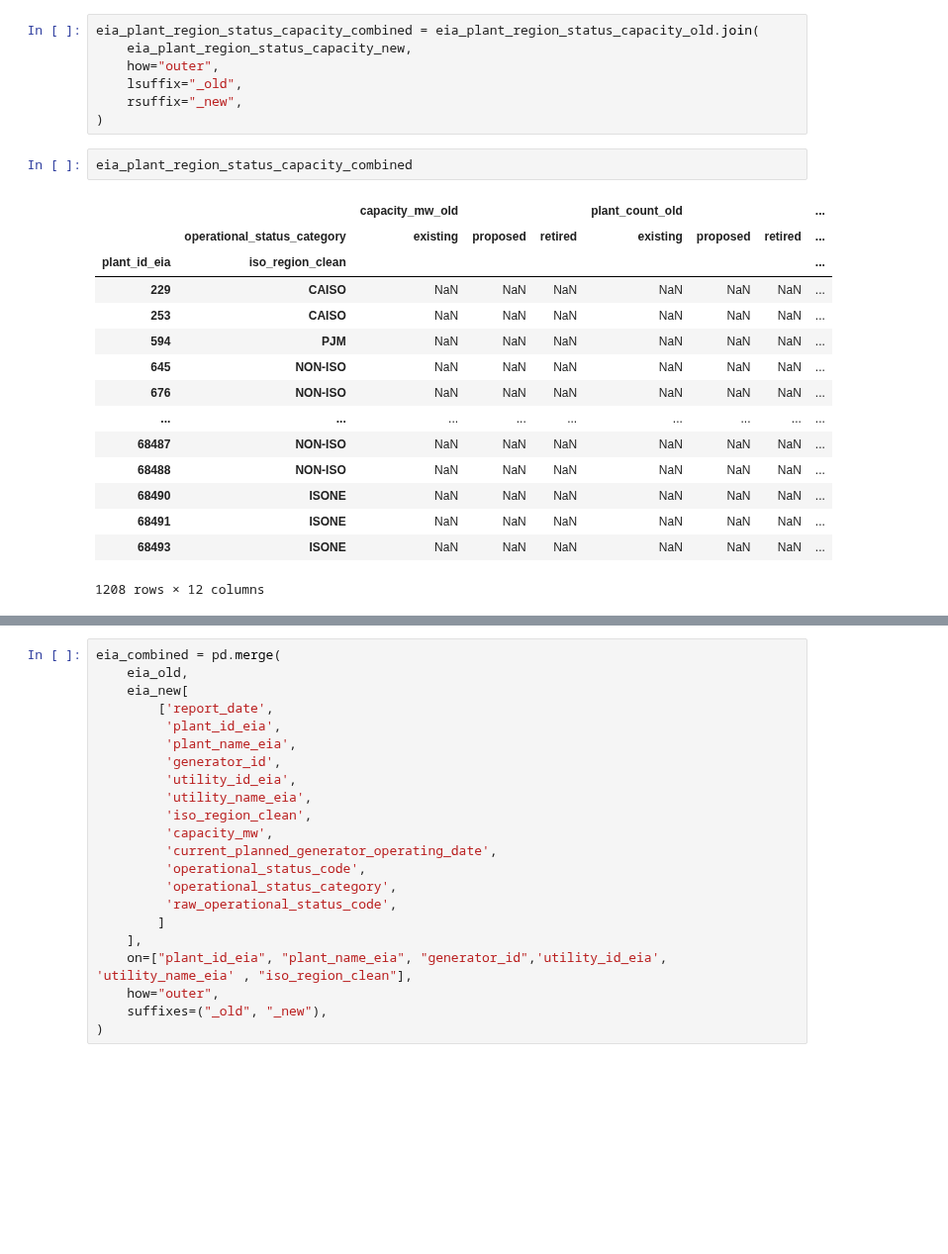
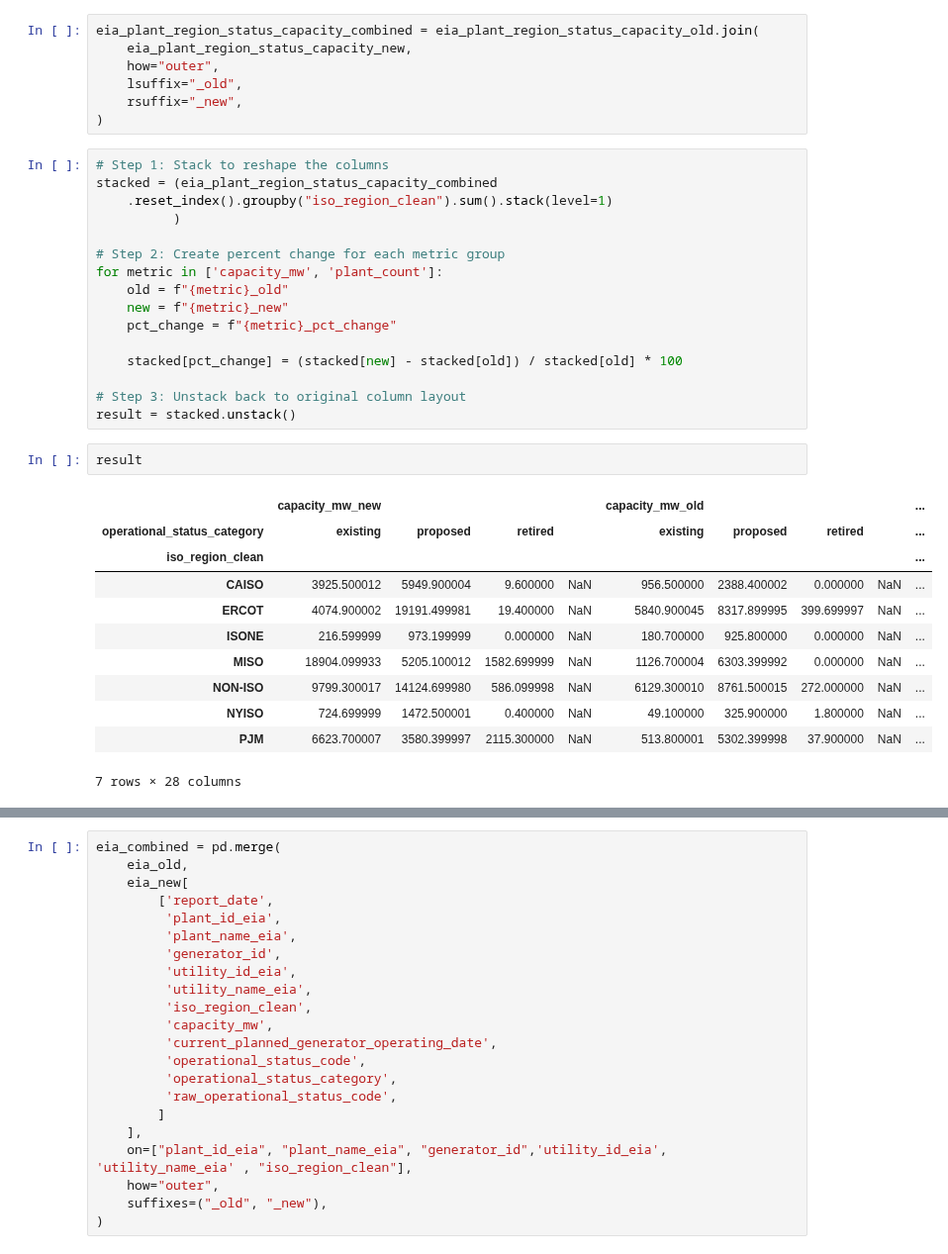
Before and after one commit to deployment-gap-model-education-fund/deployment-gap-model, a Jupyter notebook: notebooks/data_updates/eia860m_acp/data_mart.county_concrete_mw.ipynb, the cells around one changed output, grey strips where cells are left out. Shown at 99% size. Cells and saved outputs as stored; diff of their text form; blank space fills up the shorter version.

Commit message:
check differences county capacity data mart table

```diff
--- a/notebooks/data_updates/eia860m_acp/data_mart.county_concrete_mw.ipynb
+++ b/notebooks/data_updates/eia860m_acp/data_mart.county_concrete_mw.ipynb
@@ -202,22 +202,34 @@ eia_plant_region_status_capacity_combined = eia_plant_region_status_capacity_old
     lsuffix="_old",
     rsuffix="_new",
 )
-# %%
-eia_plant_region_status_capacity_combined
-# %% [output]
-|  |  | capacity_mw_old |  |  | plant_count_old |  |  | ... |
-|  | operational_status_category | existing | proposed | retired | existing | proposed | retired | ... |
-| plant_id_eia | iso_region_clean |  |  |  |  |  |  | ... |
-| 229 | CAISO | NaN | NaN | NaN | NaN | NaN | NaN | ... |
-| 253 | CAISO | NaN | NaN | NaN | NaN | NaN | NaN | ... |
-| 594 | PJM | NaN | NaN | NaN | NaN | NaN | NaN | ... |
-| 645 | NON-ISO | NaN | NaN | NaN | NaN | NaN | NaN | ... |
-| 676 | NON-ISO | NaN | NaN | NaN | NaN | NaN | NaN | ... |
-| ... | ... | ... | ... | ... | ... | ... | ... | ... |
-| 68487 | NON-ISO | NaN | NaN | NaN | NaN | NaN | NaN | ... |
-| 68488 | NON-ISO | NaN | NaN | NaN | NaN | NaN | NaN | ... |
-| 68490 | ISONE | NaN | NaN | NaN | NaN | NaN | NaN | ... |
-| 68491 | ISONE | NaN | NaN | NaN | NaN | NaN | NaN | ... |
-| 68493 | ISONE | NaN | NaN | NaN | NaN | NaN | NaN | ... |
-1208 rows × 12 columns
+# %%
+# Step 1: Stack to reshape the columns
+stacked = (eia_plant_region_status_capacity_combined
+    .reset_index().groupby("iso_region_clean").sum().stack(level=1)
+          )
+
+# Step 2: Create percent change for each metric group
+for metric in ['capacity_mw', 'plant_count']:
+    old = f"{metric}_old"
+    new = f"{metric}_new"
+    pct_change = f"{metric}_pct_change"
+
+    stacked[pct_change] = (stacked[new] - stacked[old]) / stacked[old] * 100
+
+# Step 3: Unstack back to original column layout
+result = stacked.unstack()
+# %%
+result
+# %% [output]
+|  | capacity_mw_new |  |  |  | capacity_mw_old |  |  |  | ... |
+| operational_status_category | existing | proposed | retired |  | existing | proposed | retired |  | ... |
+| iso_region_clean |  |  |  |  |  |  |  |  | ... |
+| CAISO | 3925.500012 | 5949.900004 | 9.600000 | NaN | 956.500000 | 2388.400002 | 0.000000 | NaN | ... |
+| ERCOT | 4074.900002 | 19191.499981 | 19.400000 | NaN | 5840.900045 | 8317.899995 | 399.699997 | NaN | ... |
+| ISONE | 216.599999 | 973.199999 | 0.000000 | NaN | 180.700000 | 925.800000 | 0.000000 | NaN | ... |
+| MISO | 18904.099933 | 5205.100012 | 1582.699999 | NaN | 1126.700004 | 6303.399992 | 0.000000 | NaN | ... |
+| NON-ISO | 9799.300017 | 14124.699980 | 586.099998 | NaN | 6129.300010 | 8761.500015 | 272.000000 | NaN | ... |
+| NYISO | 724.699999 | 1472.500001 | 0.400000 | NaN | 49.100000 | 325.900000 | 1.800000 | NaN | ... |
+| PJM | 6623.700007 | 3580.399997 | 2115.300000 | NaN | 513.800001 | 5302.399998 | 37.900000 | NaN | ... |
+7 rows × 28 columns
 # %%
```
Also changed, not shown: parts of 11 cells of this notebook.
